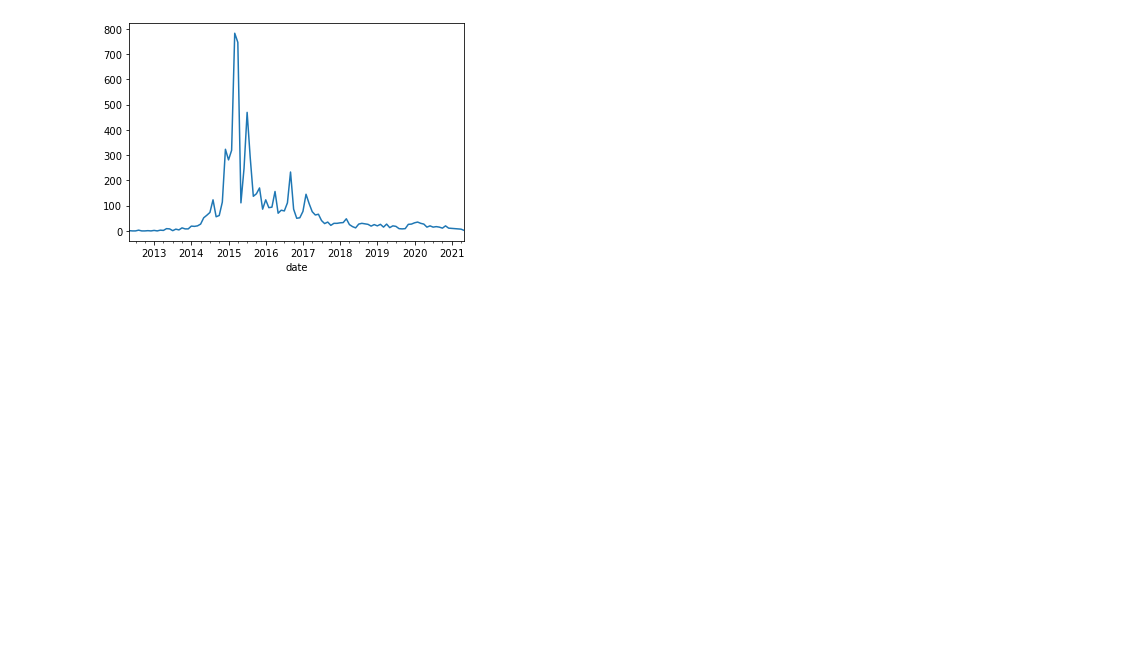
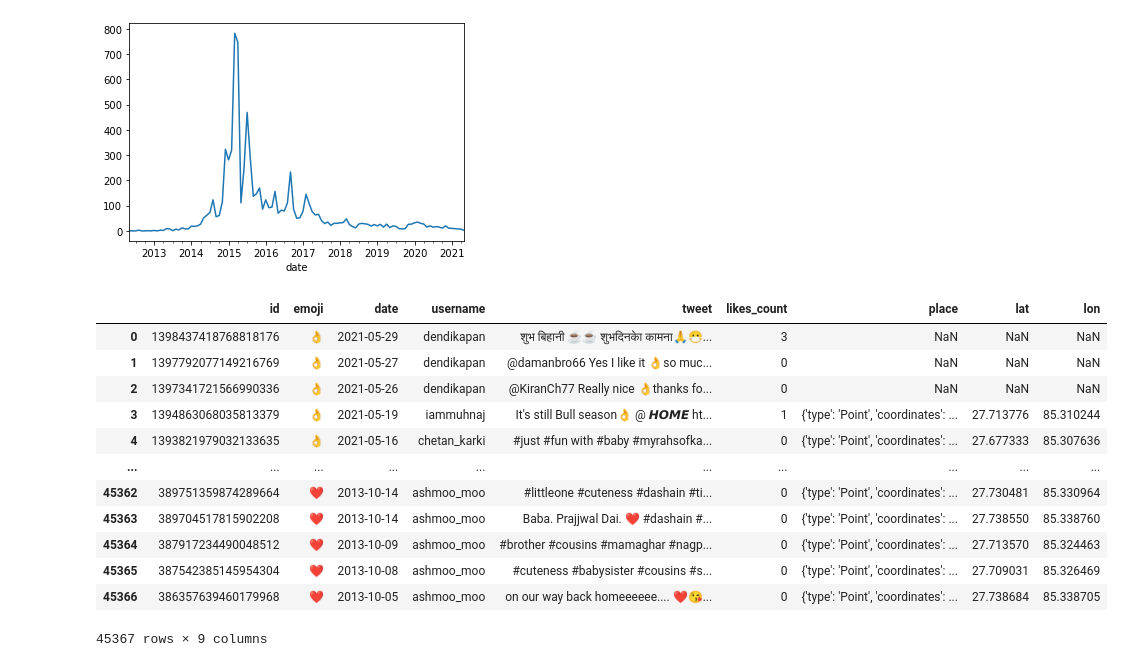
Before and after one commit to ayushsubedi/emojan, a Jupyter notebook: notebooks/2_eda.ipynb, the cells around one changed output. Drawn from its saved outputs; the diff is of its cells as text; code cells hidden in the pictures; blank space fills up the shorter version.

```diff
--- a/notebooks/2_eda.ipynb
+++ b/notebooks/2_eda.ipynb
@@ -108,3 +108,19 @@ def getlatlon(row):
 df = df.join(location_tweet.apply(getlatlon, axis=1, result_type="expand"))
 # %%
 df.to_csv('location.csv', index=False)
+# %%
+df
+# %% [output]
+|  | id | emoji | date | username | tweet | likes_count | place | lat | lon |
+| 0 | 1398437418768818176 | 👌 | 2021-05-29 | dendikapan | शुभ बिहानी ☕️☕️ शुभदिनकाे कामना🙏😷... | 3 | NaN | NaN | NaN |
+| 1 | 1397792077149216769 | 👌 | 2021-05-27 | dendikapan | @damanbro66 Yes I like it 👌so muc... | 0 | NaN | NaN | NaN |
+| 2 | 1397341721566990336 | 👌 | 2021-05-26 | dendikapan | @KiranCh77 Really nice 👌thanks fo... | 0 | NaN | NaN | NaN |
+| 3 | 1394863068035813379 | 👌 | 2021-05-19 | iammuhnaj | It's still Bull season👌 @ 𝙃𝙊𝙈𝙀 ht... | 1 | {'type': 'Point', 'coordinates': ... | 27.713776 | 85.310244 |
+| 4 | 1393821979032133635 | 👌 | 2021-05-16 | chetan_karki | #just #fun with #baby #myrahsofka... | 0 | {'type': 'Point', 'coordinates': ... | 27.677333 | 85.307636 |
+| ... | ... | ... | ... | ... | ... | ... | ... | ... | ... |
+| 45362 | 389751359874289664 | ❤️ | 2013-10-14 | ashmoo_moo | #littleone #cuteness #dashain #ti... | 0 | {'type': 'Point', 'coordinates': ... | 27.730481 | 85.330964 |
+| 45363 | 389704517815902208 | ❤️ | 2013-10-14 | ashmoo_moo | Baba. Prajjwal Dai. ❤️ #dashain #... | 0 | {'type': 'Point', 'coordinates': ... | 27.738550 | 85.338760 |
+| 45364 | 387917234490048512 | ❤️ | 2013-10-09 | ashmoo_moo | #brother #cousins #mamaghar #nagp... | 0 | {'type': 'Point', 'coordinates': ... | 27.713570 | 85.324463 |
+| 45365 | 387542385145954304 | ❤️ | 2013-10-08 | ashmoo_moo | #cuteness #babysister #cousins #s... | 0 | {'type': 'Point', 'coordinates': ... | 27.709031 | 85.326469 |
+| 45366 | 386357639460179968 | ❤️ | 2013-10-05 | ashmoo_moo | on our way back homeeeeee.... ❤️😘... | 0 | {'type': 'Point', 'coordinates': ... | 27.738684 | 85.338705 |
+45367 rows × 9 columns
```
Also changed, not shown: parts of 1 cell of this notebook.
